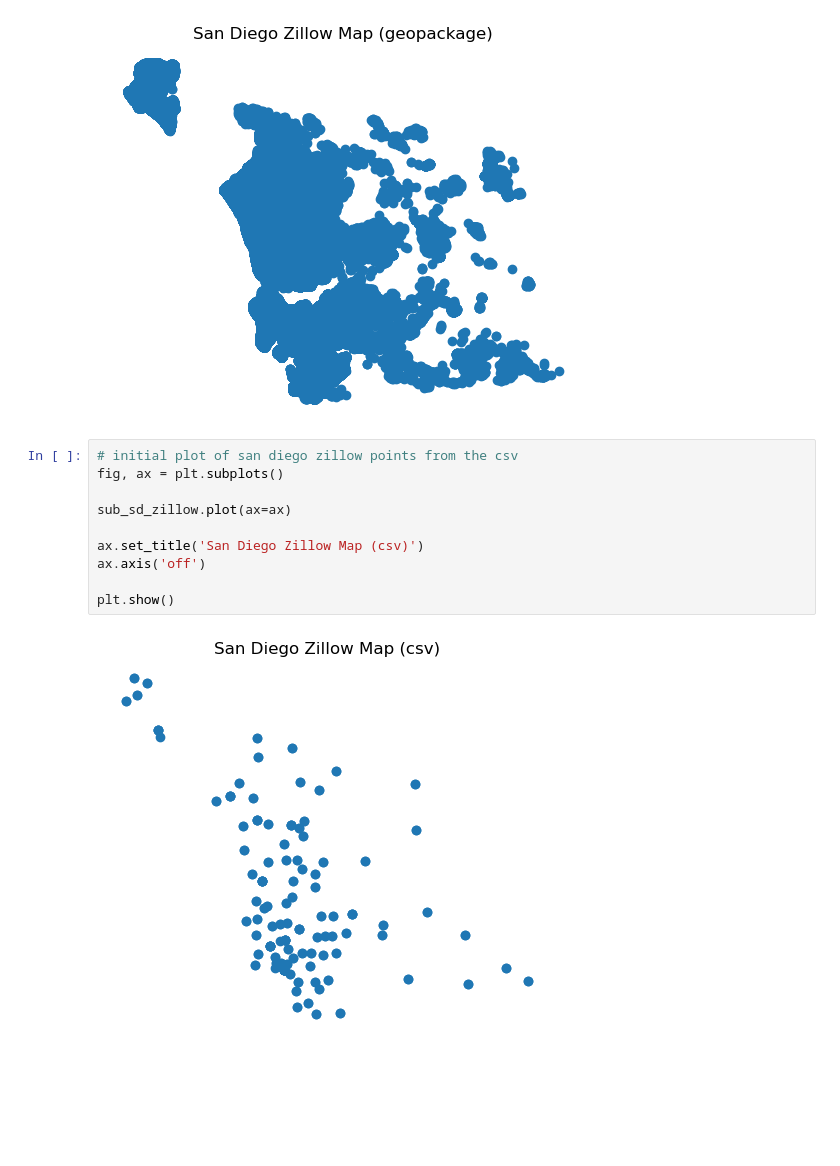
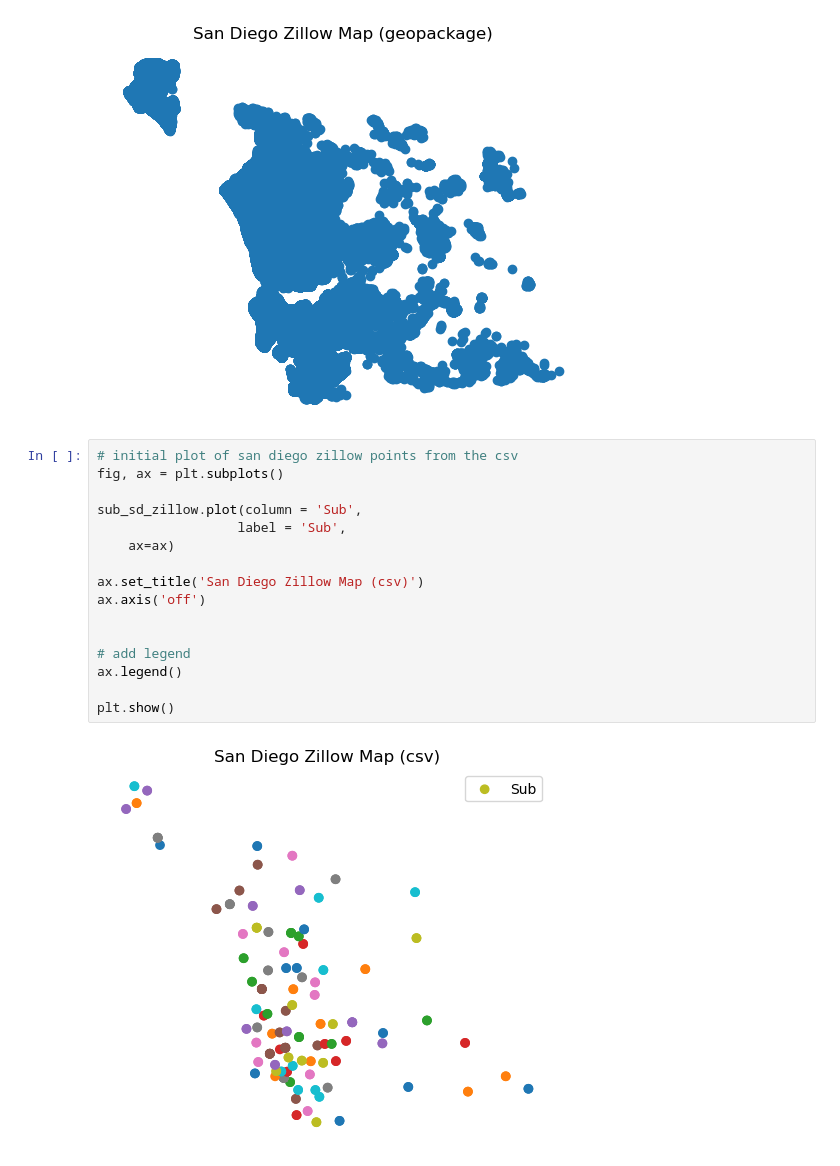
Before and after one commit to ElectriGrid/SDG-E, a Jupyter notebook: zillow_sdge.ipynb, the cells around one changed output. Saved outputs shown, nothing was run; the diff lists cells and outputs as text; blank space fills up the shorter version.

Commit message:
zillow plots

```diff
--- a/zillow_sdge.ipynb
+++ b/zillow_sdge.ipynb
@@ -144,12 +144,18 @@ plt.show()
 # %%
 # initial plot of san diego zillow points from the csv
 fig, ax = plt.subplots()
 
-sub_sd_zillow.plot(ax=ax)
+sub_sd_zillow.plot(column = 'Sub',
+                  label = 'Sub',
+    ax=ax)
 
 ax.set_title('San Diego Zillow Map (csv)')
 ax.axis('off')
 
+
+# add legend
+ax.legend()
+
 plt.show()
 # %% [output]
-[figure, old version]
+[figure, new version]
```
